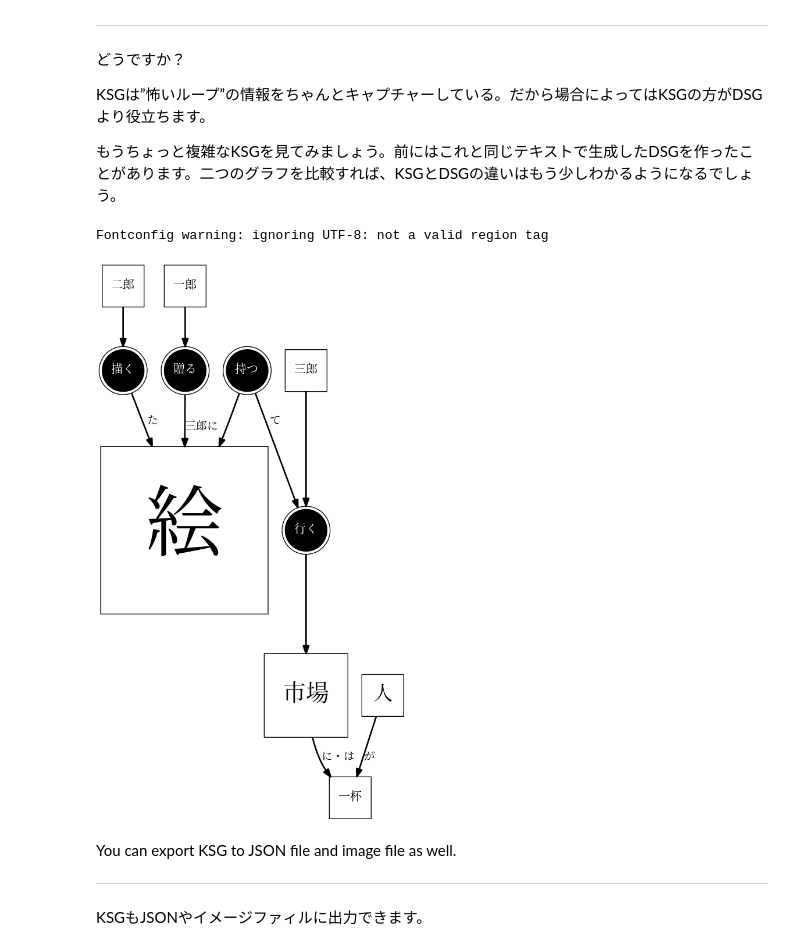
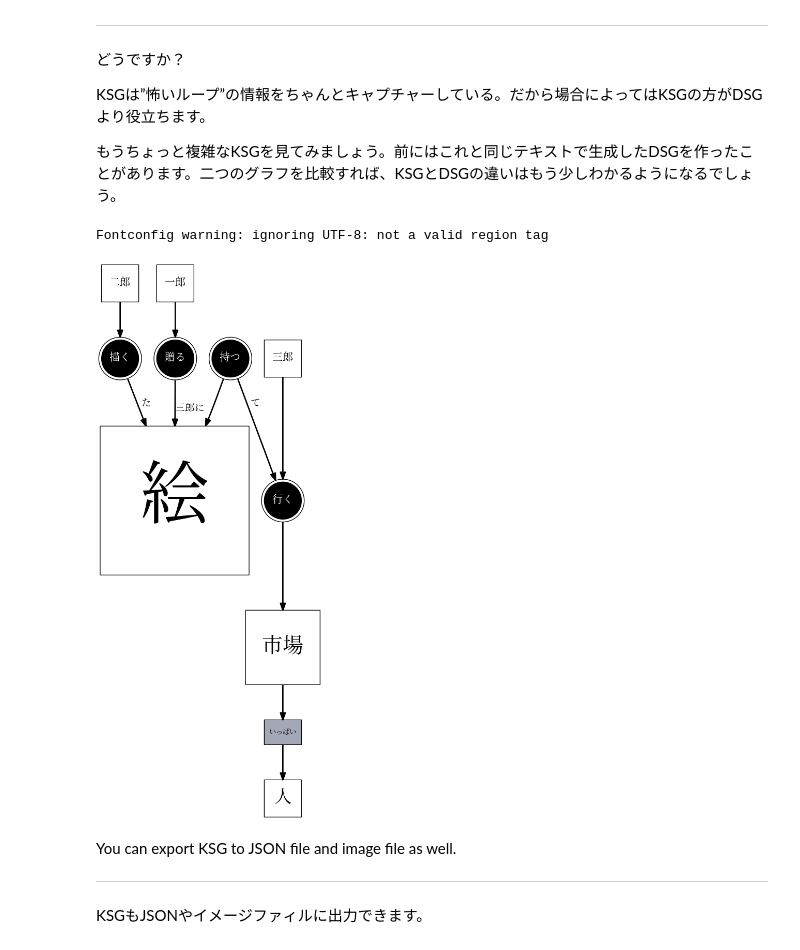
Before and after one commit to superkerokero/naruhodo, a Jupyter notebook: tutorial/Tutorial.ipynb, the cells around one changed output. Cells and saved outputs as stored; diff of their text form; code cells hidden in the pictures.

```diff
--- a/tutorial/Tutorial.ipynb
+++ b/tutorial/Tutorial.ipynb
@@ -231,17 +247,17 @@ KSGは”怖いループ”の情報をちゃんとキャプチャーしてい
 # %%
 # reset KSG
 KA.reset()
 
 # Add texts
 KA.add("一郎は二郎が描いた絵を三郎に贈った。")
 KA.add("三郎はこの絵を持って市場に行った。")
-KA.add("市場には人が一杯だ。")
+KA.add("市場には人がいっぱいだ。")
 
 # visualize KG
 KA.show()
 # %% [output]
 Fontconfig warning: ignoring UTF-8: not a valid region tag
-[figure, old version]
+[figure, new version]
 # %% [markdown]
 You can export KSG to JSON file and image file as well.
 
```
Also changed, not shown: parts of 3 cells of this notebook, 9 other files.
